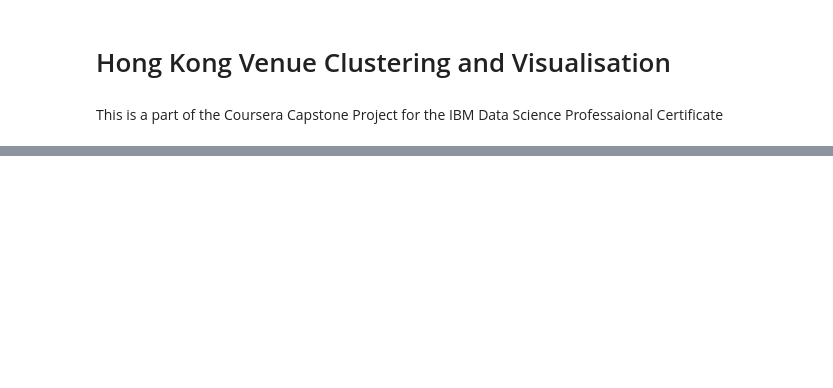
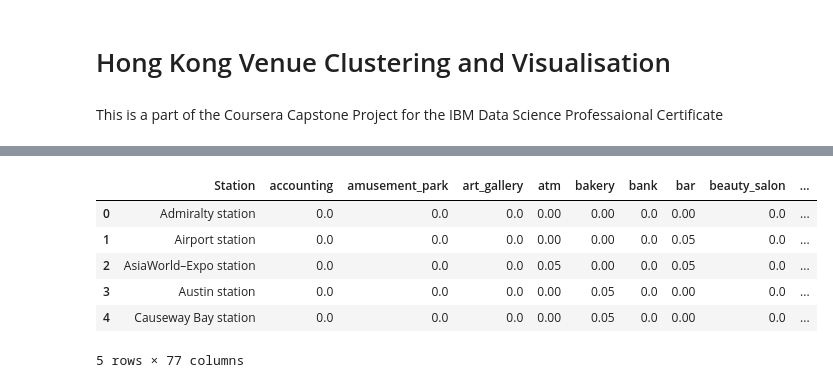
Before and after one commit to dasprasky/Coursera_Capstone, a Jupyter notebook: Hong Kong Clustering and Visualisation.ipynb, the cells around one changed output, grey strips where cells are left out. Drawn from its saved outputs; the diff is of its cells as text; code cells hidden in the pictures; blank space fills up the shorter version.

```diff
--- a/Hong Kong Clustering and Visualisation.ipynb
+++ b/Hong Kong Clustering and Visualisation.ipynb
@@ -48,0 +212,11 @@ Solving environment: /
+# %%
+hk_grouped = hk_onehot.groupby('Station').mean().reset_index()
+hk_grouped.head()
+# %% [output]
+|  | Station | accounting | amusement_park | art_gallery | atm | bakery | bank | bar | beauty_salon | ... |
+| 0 | Admiralty station | 0.0 | 0.0 | 0.0 | 0.00 | 0.00 | 0.0 | 0.00 | 0.0 | ... |
+| 1 | Airport station | 0.0 | 0.0 | 0.0 | 0.00 | 0.00 | 0.0 | 0.05 | 0.0 | ... |
+| 2 | AsiaWorld–Expo station | 0.0 | 0.0 | 0.0 | 0.05 | 0.00 | 0.0 | 0.05 | 0.0 | ... |
+| 3 | Austin station | 0.0 | 0.0 | 0.0 | 0.00 | 0.05 | 0.0 | 0.00 | 0.0 | ... |
+| 4 | Causeway Bay station | 0.0 | 0.0 | 0.0 | 0.00 | 0.05 | 0.0 | 0.00 | 0.0 | ... |
+5 rows × 77 columns
```
Also changed, not shown: parts of 36 cells of this notebook.
